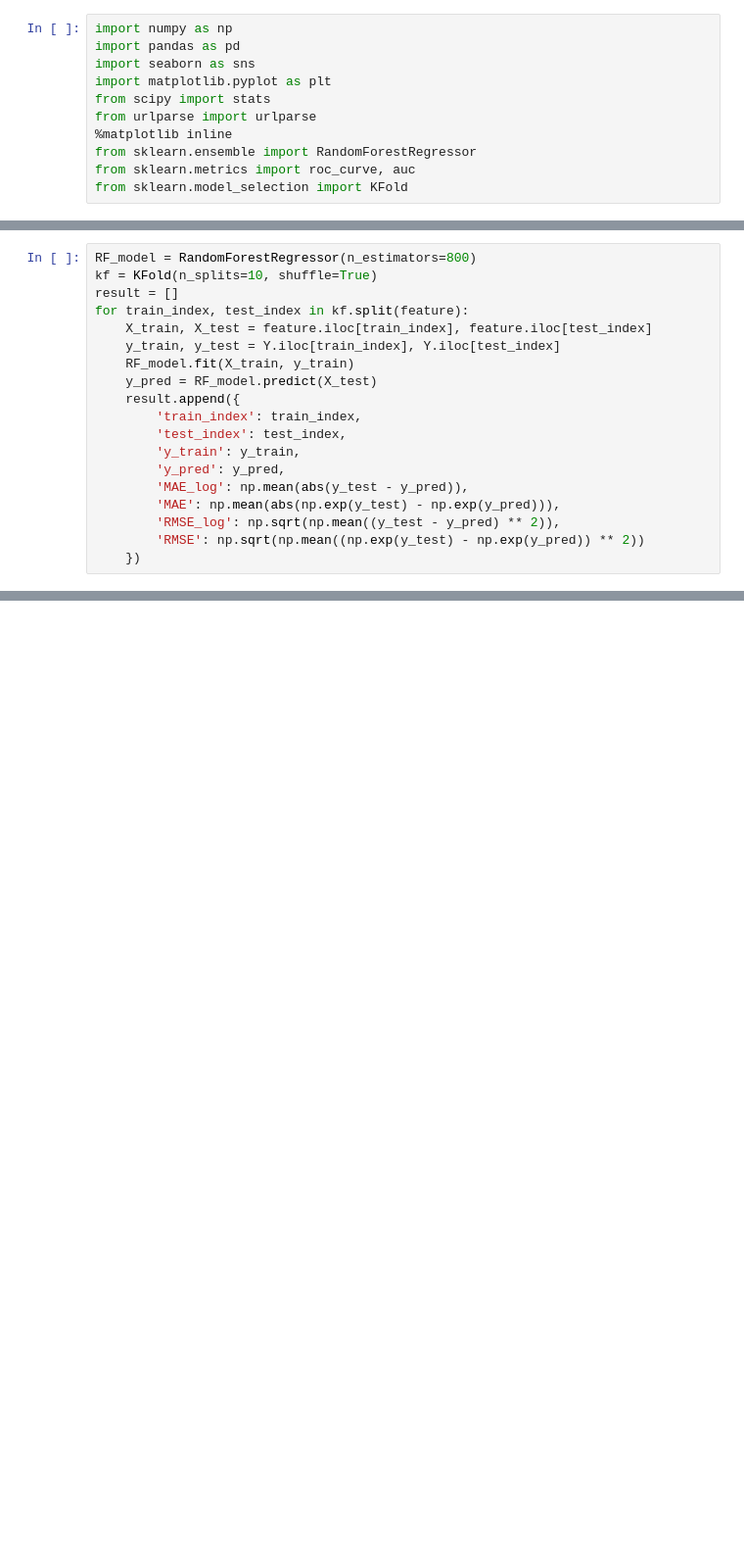
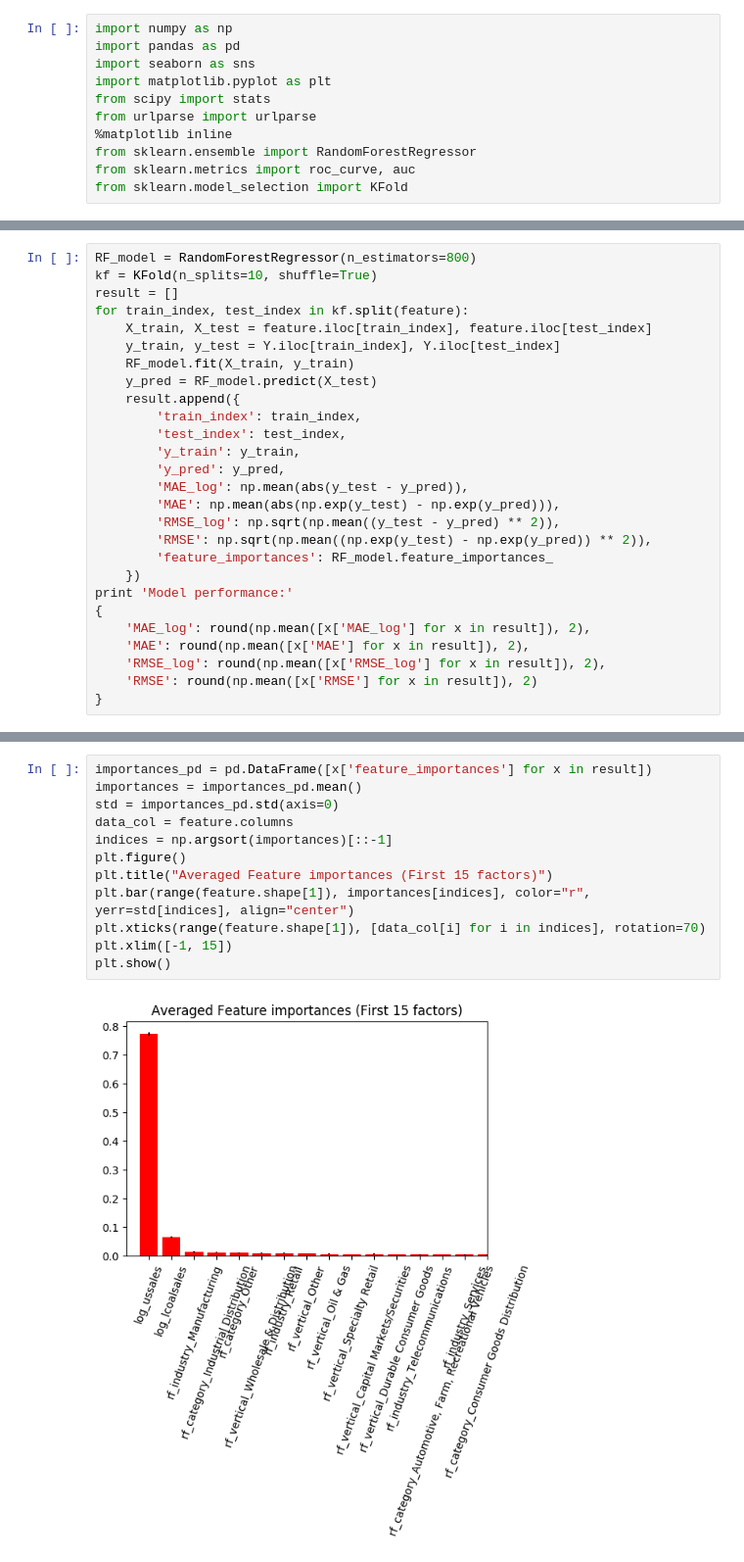
Before and after one commit to orangelliu/docs, a Jupyter notebook: ML_question.ipynb, the cells around one changed output, grey strips where cells are left out. Shown at 98% size. Drawn from its saved outputs; the diff is of its cells as text; blank space fills up the shorter version.

Commit message:
First version of the answers

```diff
--- a/ML_question.ipynb
+++ b/ML_question.ipynb
@@ -109,5 +101,13 @@ for train_index, test_index in kf.split(feature):
         'MAE_log': np.mean(abs(y_test - y_pred)),
         'MAE': np.mean(abs(np.exp(y_test) - np.exp(y_pred))),
         'RMSE_log': np.sqrt(np.mean((y_test - y_pred) ** 2)),
-        'RMSE': np.sqrt(np.mean((np.exp(y_test) - np.exp(y_pred)) ** 2))
+        'RMSE': np.sqrt(np.mean((np.exp(y_test) - np.exp(y_pred)) ** 2)),
+        'feature_importances': RF_model.feature_importances_
     })
+print 'Model performance:'
+{
+    'MAE_log': round(np.mean([x['MAE_log'] for x in result]), 2),
+    'MAE': round(np.mean([x['MAE'] for x in result]), 2),
+    'RMSE_log': round(np.mean([x['RMSE_log'] for x in result]), 2),
+    'RMSE': round(np.mean([x['RMSE'] for x in result]), 2)
+}
@@ -121,0 +117,14 @@ np.mean([x['RMSE_log'] for x in result]), np.mean([x['RMSE'] for x in result])
+# %%
+importances_pd = pd.DataFrame([x['feature_importances'] for x in result])
+importances = importances_pd.mean()
+std = importances_pd.std(axis=0)
+data_col = feature.columns
+indices = np.argsort(importances)[::-1]
+plt.figure()
+plt.title("Averaged Feature importances (First 15 factors)")
+plt.bar(range(feature.shape[1]), importances[indices], color="r", yerr=std[indices], align="center")
+plt.xticks(range(feature.shape[1]), [data_col[i] for i in indices], rotation=70)
+plt.xlim([-1, 15])
+plt.show()
+# %% [output]
+[figure, added]
```
Also changed, not shown: parts of 25 cells of this notebook.
